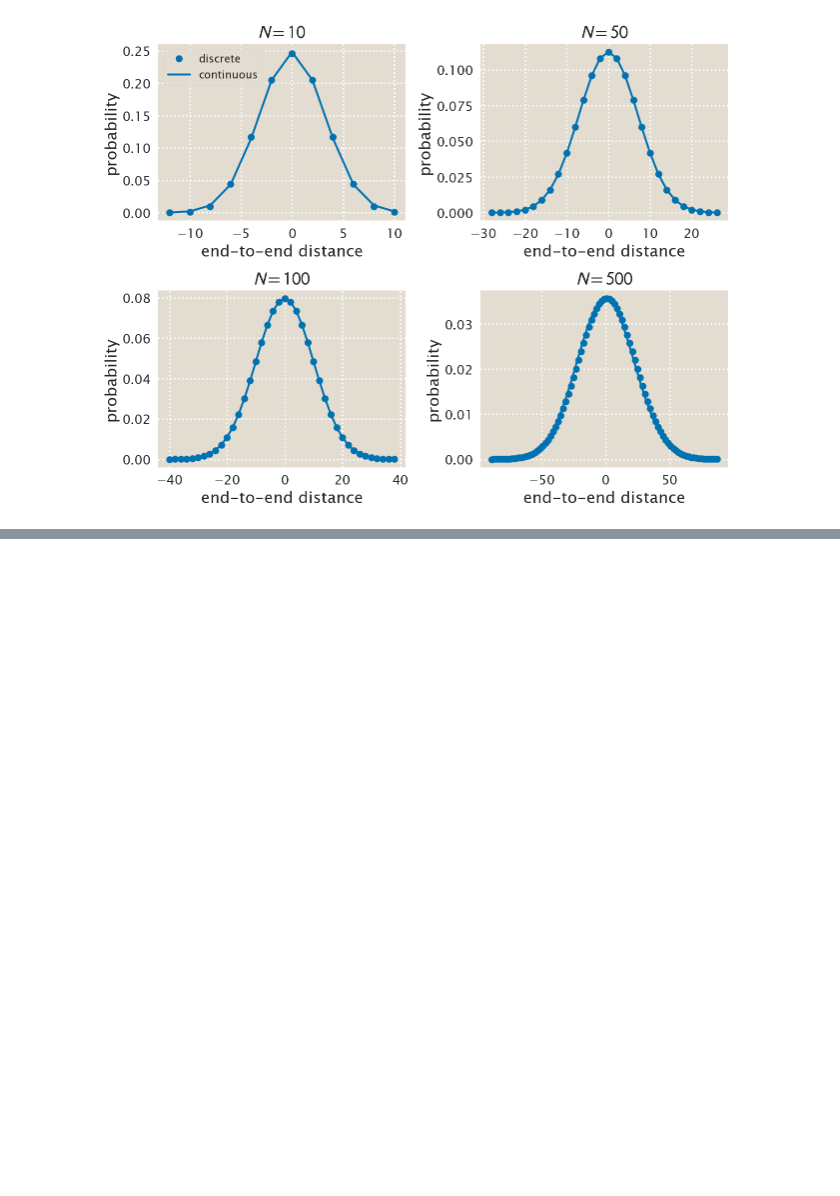
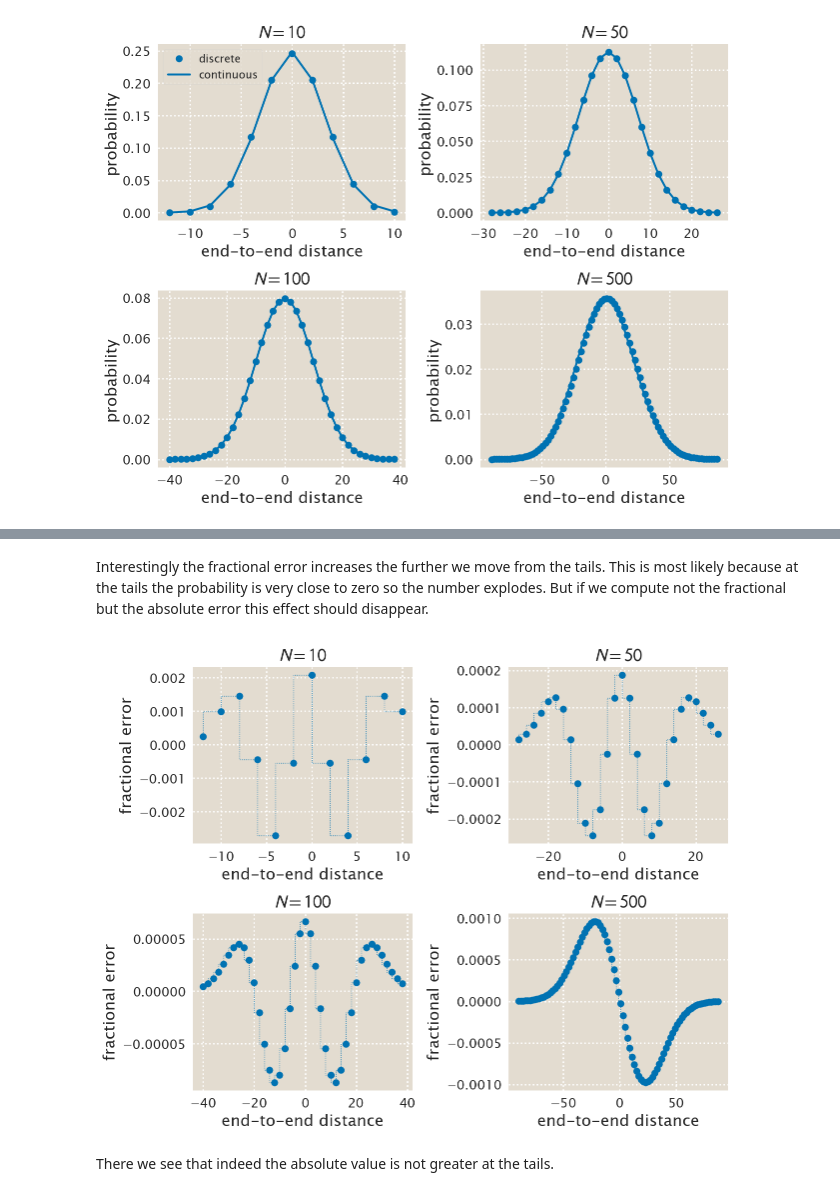
Before and after one commit to mrazomej/pboc, a Jupyter notebook: src/chapter_08.ipynb, the cells around one changed output, grey strips where cells are left out. Cells and saved outputs as stored; diff of their text form; code cells hidden in the pictures; blank space fills up the shorter version.

```diff
--- a/src/chapter_08.ipynb
+++ b/src/chapter_08.ipynb
@@ -193,0 +239,40 @@ plt.savefig(figdir + 'problem_08_04_02.png', bbox_inches='tight')
+# %% [markdown]
+Interestingly the fractional error increases the further we move from the tails. This is most likely because at the tails the probability is very close to zero so the number explodes. But if we compute not the fractional but the absolute error this effect should disappear.
+# %%
+# Define values of N to be evaluated
+N_array = [10, 50, 100, 500]
+
+# Define the value of a
+a = 1 # a.u.
+
+# Initialize figure with 4 panels
+fig, ax = plt.subplots(2, 2, figsize=(9, 7))
+ax = ax.ravel() # Flatten the ax array to be 1D rather than 2D
+
+# Loop through each N evaluating the distributions
+for i, N in enumerate(N_array):
+    # Select the range to evaluate the functions
+    R = np.arange(int(-4 * np.sqrt(N * a**2)),
+                      int(4 * np.sqrt(N * a**2)), 2).astype(int)
+
+    # Evaluate discrete dist
+    PMF = polymer_discrete(R, N, a)
+    # Evaluate continuous dist
+    PDF = polymer_continuous(R, N, a)
+
+    # Plot distributions on top of each other
+    ax[i].plot(R, (PDF - PMF), marker='o',
+               lw=0.7, drawstyle='steps', linestyle=':')
+
+    # Label plot
+    ax[i].set_xlabel('end-to-end distance')
+    ax[i].set_ylabel(r'fractional error')
+    ax[i].set_title(r'$N = {:d}$'.format(N))
+
+
+plt.tight_layout()
+plt.savefig(figdir + 'problem_08_04_04.png', bbox_inches='tight')
+# %% [output]
+[figure, added]
+# %% [markdown]
+There we see that indeed the absolute value is not greater at the tails.
```
Also changed, not shown: parts of 4 cells of this notebook.
